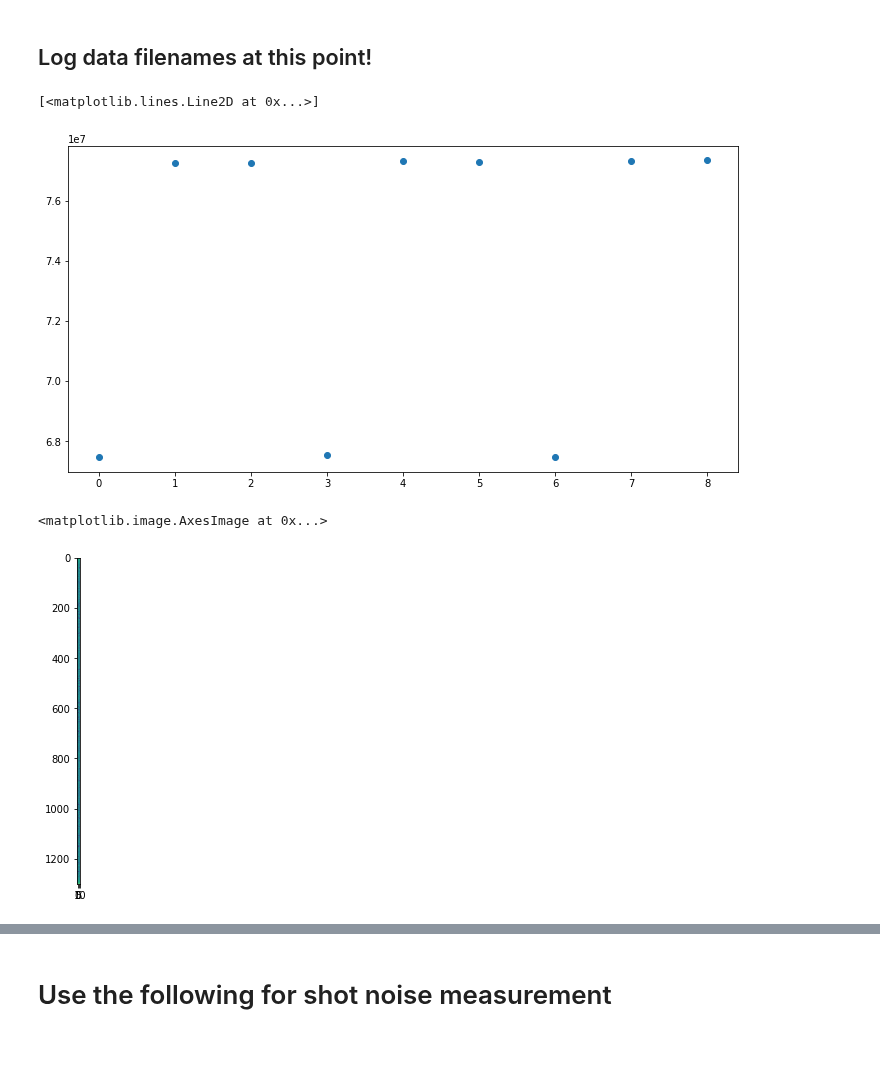
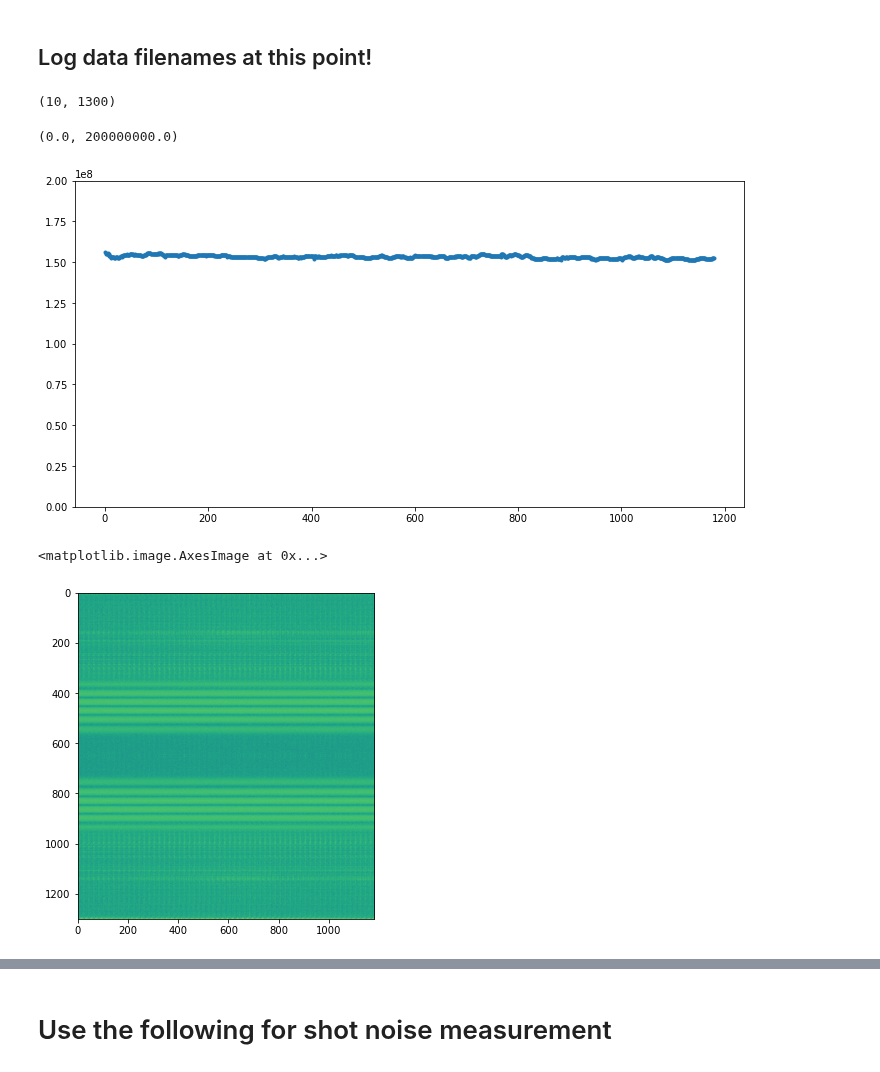
Before and after one commit to DawesLab/CCDimage, a Jupyter notebook: CCDimage.ipynb, the cells around one changed output, grey strips where cells are left out. Drawn from its saved outputs; the diff is of its cells as text; code cells hidden in the pictures.

Commit message:
changed CCDimage to drop first frame

```diff
--- a/CCDimage.ipynb
+++ b/CCDimage.ipynb
@@ -138,7 +138,7 @@ plt.imshow(background_shots[:,:,0])
 # take the last shot as the background
 # this a workaround to account for the extra signal that comes in on the first shot
 # TODO: figure this out.
-background = background_shots[:,:,-1]
+background = np.copy(background_shots[:,:,-1])  # AMCD june 2021 added copy
 background = background[:,:,np.newaxis]
 
 plt.plot(background[5,:,0])
@@ -198,26 +195,26 @@ Starts with a vacuum collection, then does a full data set.
 # %%
 #Interspersed vacuum and data runs:
 
-frames = 3 # frames to collect (this is sent to th e ZMQ server)
-rounds = 3 # rounds of data (total shots is N*M)
+frames = 60 # frames to collect (this is sent to the ZMQ server)
+rounds = 20 # rounds of data (total shots is N*M)
 
-dataOut = np.empty([1300,frames,rounds],dtype=complex)
-vacOut = np.empty([1300,frames,rounds],dtype=complex)
-VacCorrected = np.empty([1300,frames,rounds],dtype=complex)
-ncount = np.empty([frames,rounds])
+dataOut = np.zeros([1300,frames,rounds],dtype=complex)
+vacOut = np.zeros([1300,frames,rounds],dtype=complex)
+VacCorrected = np.zeros([1300,frames-1,rounds],dtype=complex) #AMCD final data should have one less frame
+ncount = np.zeros([frames-1,rounds]) #AMCD ncount data should have one less frame also
 for r in range(rounds): # take M rounds:
-    print "vacuum round: %i" % (r+1)
-    time.sleep(2)
+    print("vacuum round: %i" % (r+1))
+    time.sleep(1)
     sigClose()
-    time.sleep(2)
+    time.sleep(1)
     request_images(client,frames)
     vac = open_images()
     if frames != vac.shape[2]:
-        print "Warning, frame shape mismatch"
+        print("Warning, frame shape mismatch")
     ydim = vac.shape[0]
     xdim = vac.shape[1]
 
-    for f in range (0, frames):
+    for f in range (1, frames): # AMCD start at frame 1
 
 
         BGcorrected_vac = vac[:,:,f] - background[:,:,0] # could probably speed this up?
@@ -225,32 +222,32 @@ for r in range(rounds): # take M rounds:
         # vertical sum over all rows, then fftshift, then fft:
         vacOut[:,f,r] = fft( fftshift( BGcorrected_vac.sum(axis = 0) ) )
 
-    vacFFT = np.average(vacOut[:,:,r],axis=1)
+    vacFFT = np.average(vacOut[:,1:,r],axis=1) # AMCD only use frames 1:end for vacFFT
 
-    print "data round: %i" % (r+1)
-    time.sleep(2)
+    print("data round: %i" % (r+1))
+    time.sleep(1)
     sigOpen()
-    time.sleep(2)
+    time.sleep(1)
 
     request_images(client,frames)
     data = open_images()
     if frames != vac.shape[2]:
-        print "Warning, frame shape mismatch"
+        print("Warning, frame shape mismatch")
     ydim = data.shape[0]
     xdim = data.shape[1]
-    for f in range (0, frames):
+    for f in range (1, frames): # AMCD start at frame 1
 
         BGcorrected = data[:,:,f] - background[:,:,0] # could probably speed this up?
 
         # Track the total power (i.e. sum all photons detected)
-        ncount[f,r] = BGcorrected.sum()
+        ncount[f-1,r] = BGcorrected.sum()
 
         # vertical sum over middle 10 rows, then fftshift, then fft:
         dataOut[:,f,r] = fft( fftshift( BGcorrected.sum(axis = 0) ) )
 
-    VacCorrected[:,:,r] = dataOut[:,:,r] - vacFFT.reshape(1300,1)
+    VacCorrected[:,:,r] = dataOut[:,1:,r] - vacFFT.reshape(1300,1) # AMCD only use frames 1:end for data
 
-print "Finished data"
+print("Finished data")
 saveRaw()
 # %% [output]
 vacuum round: 1
@@ -264,19 +270,24 @@ Finished data
 # %% [markdown]
 ## Log data filenames at this point!
+# %%
+BGcorrected.shape
+# %% [output]
+(10, 1300)
 # %%
 # This should be constant, no big drops or peaks. It is basically a measure of the LO power vs time.
-plt.plot(ncount.flatten('F'),"o")
-#plt.ylim([4e7,7e7])
+plt.plot(ncount.flatten('F'),".")
+plt.ylim([0,2e8])
 # %% [output]
-[<matplotlib.lines.Line2D at 0x...>]
+(0.0, 200000000.0)
-[figure, old version]
+[figure, new version]
 # %%
+# AMCD June 2021 fixed frames-1 in reshape
 # Look at structure in the VacCorrected array vs. time
 # Should be quiet except for where the signal is. Expect some peaks at the top and bottom edges (i.e. near DC)
-plt.imshow(np.log10(abs( VacCorrected.reshape(1300,rounds*frames) )))
+plt.imshow(np.log10(abs( VacCorrected.reshape(1300,rounds*(frames-1)) )))
 # %% [output]
 <matplotlib.image.AxesImage at 0x...>
-[figure, old version]
+[figure, new version]
 # %%
 # full FFT output averaged for the data set
 # needs to be quite flat above p = 200
```
Also changed, not shown: parts of 16 cells of this notebook, 11 other files.
